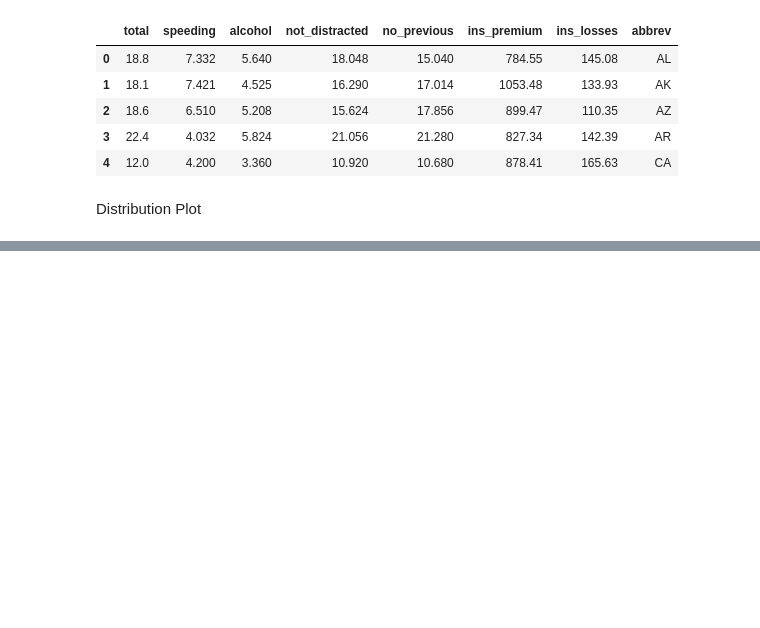
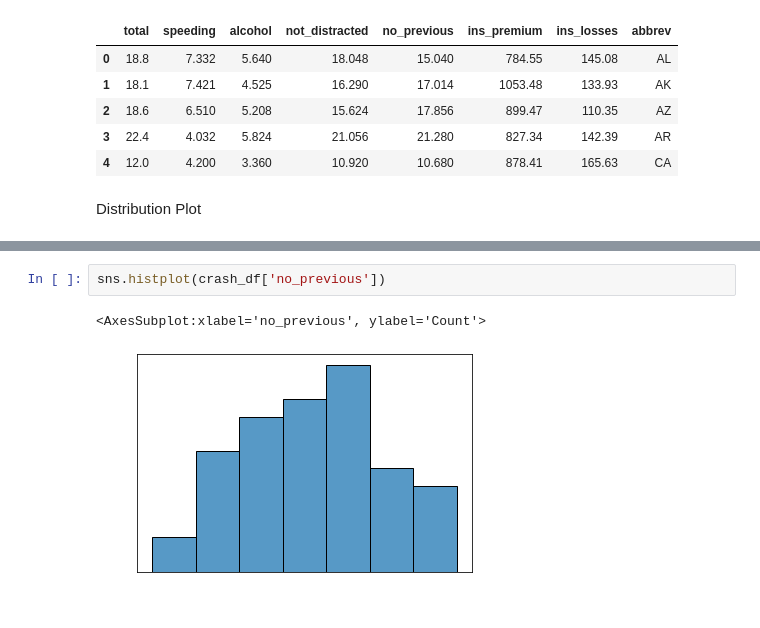
Before and after one commit to kshitijmohan15/Data-Analysis, a Jupyter notebook: Introduction/intro-to-seaborn.ipynb, the cells around one changed output, grey strips where cells are left out. Saved outputs shown, nothing was run; the diff lists cells and outputs as text; blank space fills up the shorter version.

```diff
--- a/Introduction/intro-to-seaborn.ipynb
+++ b/Introduction/intro-to-seaborn.ipynb
@@ -37,3 +37,8 @@ sns.histplot(crash_df['not_distracted'])
+# %%
+sns.histplot(crash_df['no_previous'])
+# %% [output]
+<AxesSubplot:xlabel='no_previous', ylabel='Count'>
+[figure, added]
 # %%
 sns.jointplot(x='speeding', y='alcohol', data=crash_df, kind='reg')
 # %% [output]
```
Also changed, not shown: parts of 3 cells of this notebook.
